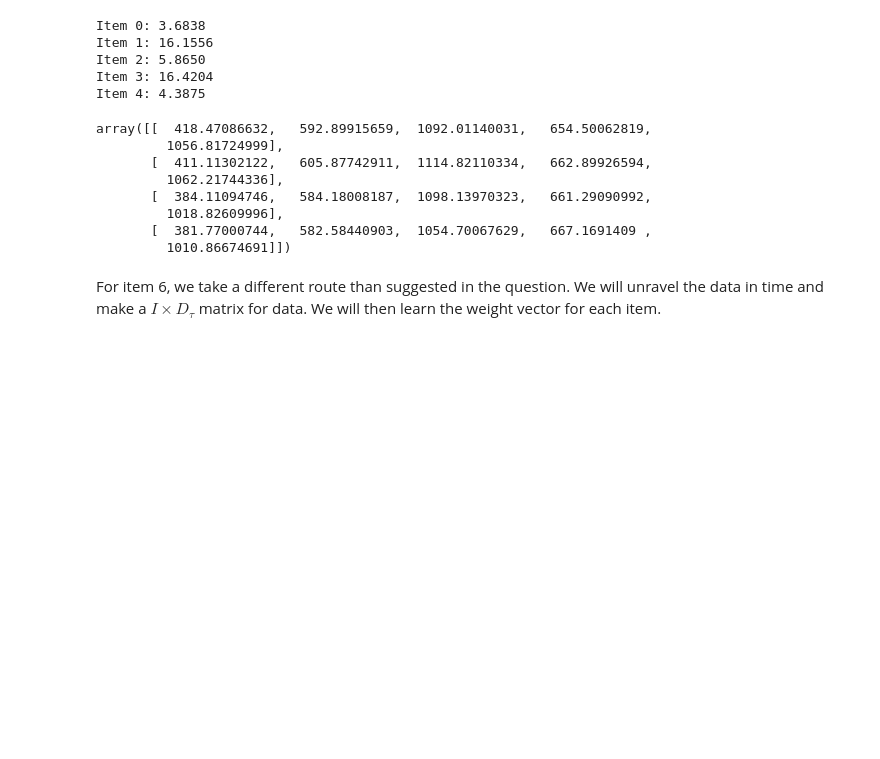
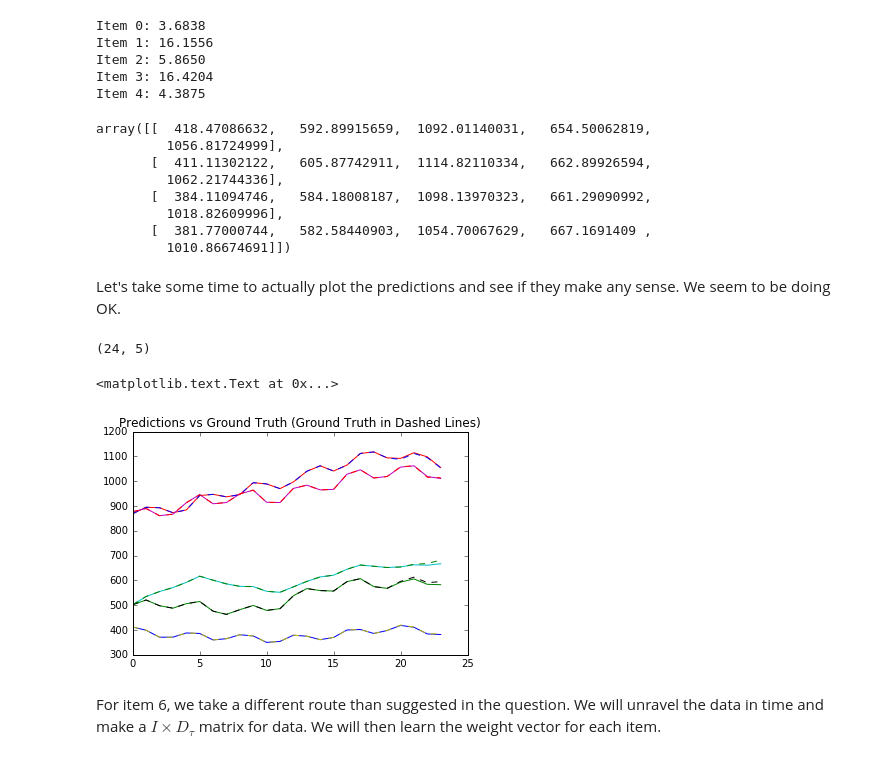
Before and after one commit to Bogazici-CMPE482-Spring2016/final_projects2016, a Jupyter notebook: project1.ipynb, the cells around one changed output. Saved outputs shown, nothing was run; the diff lists cells and outputs as text; code cells hidden in the pictures; blank space fills up the shorter version.

Commit message:
added pred graph to project 1

```diff
--- a/project1.ipynb
+++ b/project1.ipynb
@@ -200,6 +200,21 @@ array([[  418.47086632,   592.89915659,  1092.01140031,   654.50062819,
          1018.82609996],
        [  381.77000744,   582.58440903,  1054.70067629,   667.1691409 ,
          1010.86674691]])
+# %% [markdown]
+Let's take some time to actually plot the predictions and see if they make any sense. We seem to be doing OK.
+# %%
+preds = project1(Y.T[:20, :], nr_months_pred=4)
+# %%
+np.r_[Y.T[:20,:], preds].shape
+# %% [output]
+(24, 5)
+# %%
+plt.plot(np.r_[Y.T[:20,:], preds])
+plt.plot(Y.T, "--")
+plt.title("Predictions vs Ground Truth (Ground Truth in Dashed Lines)")
+# %% [output]
+<matplotlib.text.Text at 0x...>
+[figure, added]
 # %% [markdown]
 For item 6, we take a different route than suggested in the question. We will unravel the data in time and make a $I \times D_\tau$ matrix for data. We will then learn the weight vector for each item.
 # %%
```
